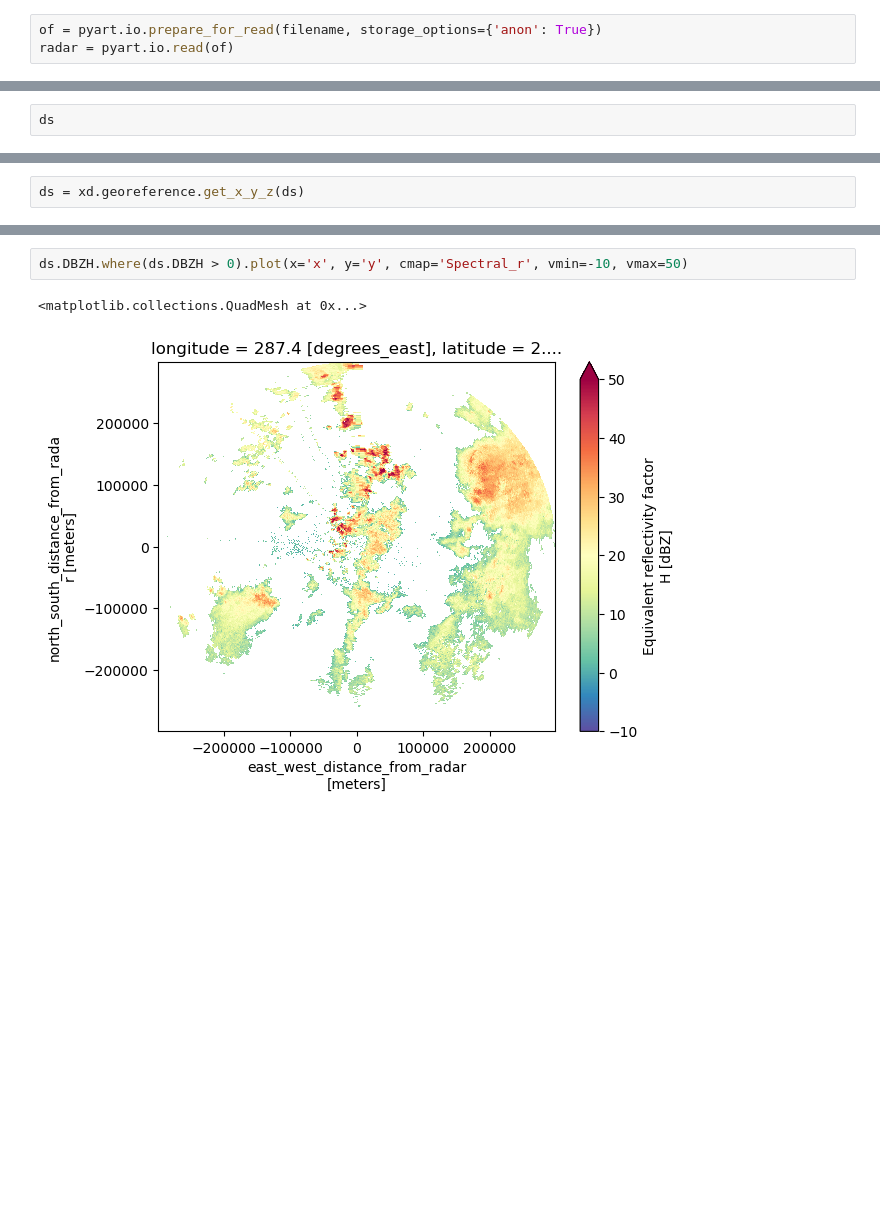
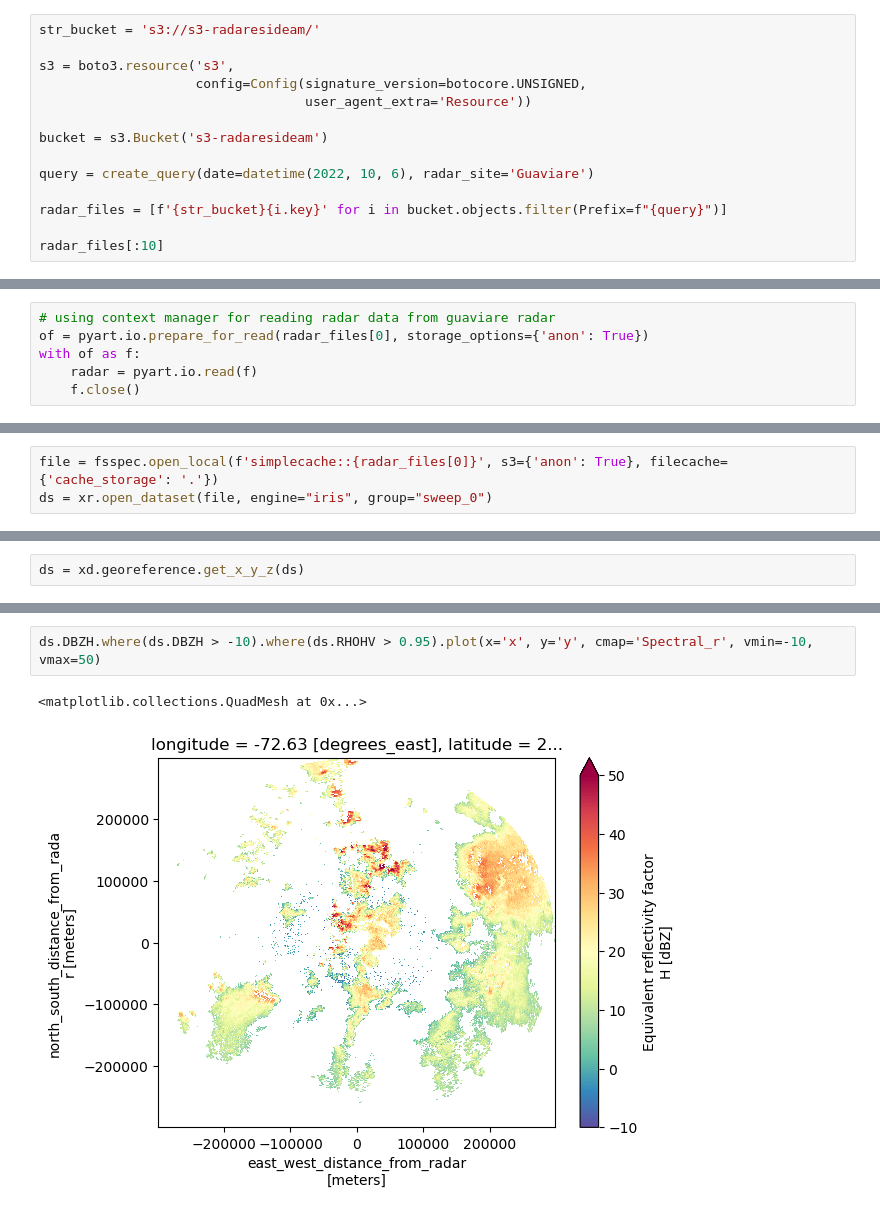
Before and after one commit to aladinor/notebooks, a Jupyter notebook: Reading_from_AWS.ipynb, the cells around one changed output, grey strips where cells are left out. Saved outputs shown, nothing was run; the diff lists cells and outputs as text; blank space fills up the shorter version.

```diff
--- a/Reading_from_AWS.ipynb
+++ b/Reading_from_AWS.ipynb
@@ -20,3 +32,14 @@ filename = f"{bucket}l2_data/2022/10/06/Guaviare/GUA221006000012.RAWHDKV"
 # %%
-of = pyart.io.prepare_for_read(filename, storage_options={'anon': True})
-radar = pyart.io.read(of)
+str_bucket = 's3://s3-radaresideam/'
+
+s3 = boto3.resource('s3',
+                    config=Config(signature_version=botocore.UNSIGNED,
+                                  user_agent_extra='Resource'))
+
+bucket = s3.Bucket('s3-radaresideam')
+
+query = create_query(date=datetime(2022, 10, 6), radar_site='Guaviare')
+
+radar_files = [f'{str_bucket}{i.key}' for i in bucket.objects.filter(Prefix=f"{query}")]
+
+radar_files[:10]
@@ -23,3 +59,9 @@ radar = pyart.io.read(of)
+# %%
+# using context manager for reading radar data from guaviare radar
+of = pyart.io.prepare_for_read(radar_files[0], storage_options={'anon': True})
+with of as f:
+    radar = pyart.io.read(f)
+    f.close()
 # %%
 radar.fields['reflectivity']
 # %% [output]
@@ -46,2 +109,3 @@ ds = xr.open_dataset(file, engine="iris", group=1 )
 # %%
-ds
+file = fsspec.open_local(f'simplecache::{radar_files[0]}', s3={'anon': True}, filecache={'cache_storage': '.'})
+ds = xr.open_dataset(file, engine="iris", group="sweep_0")
@@ -98,5 +144,5 @@ ds.DBZH.plot(x='x', y='y', cmap='Spectral_r', vmin=-10, vmax=50)
 # %%
-ds.DBZH.where(ds.DBZH > 0).plot(x='x', y='y', cmap='Spectral_r', vmin=-10, vmax=50)
+ds.DBZH.where(ds.DBZH > -10).where(ds.RHOHV > 0.95).plot(x='x', y='y', cmap='Spectral_r', vmin=-10, vmax=50)
 # %% [output]
 <matplotlib.collections.QuadMesh at 0x...>
-[figure, old version]
+[figure, new version]
```
Also changed, not shown: parts of 19 cells of this notebook.
